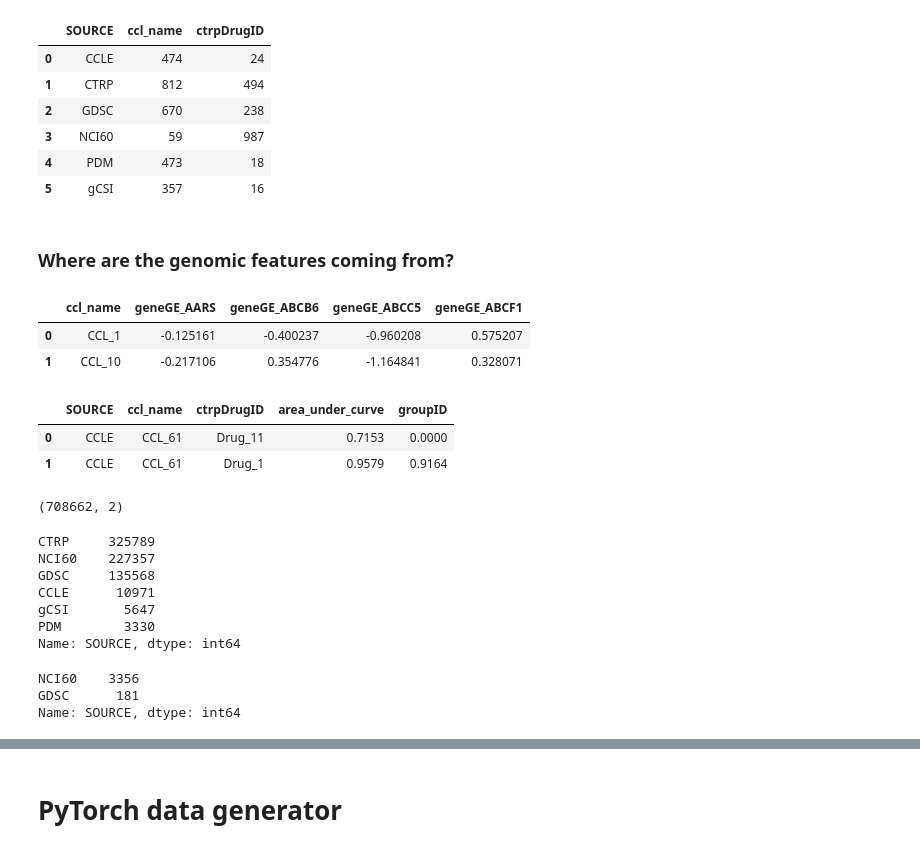
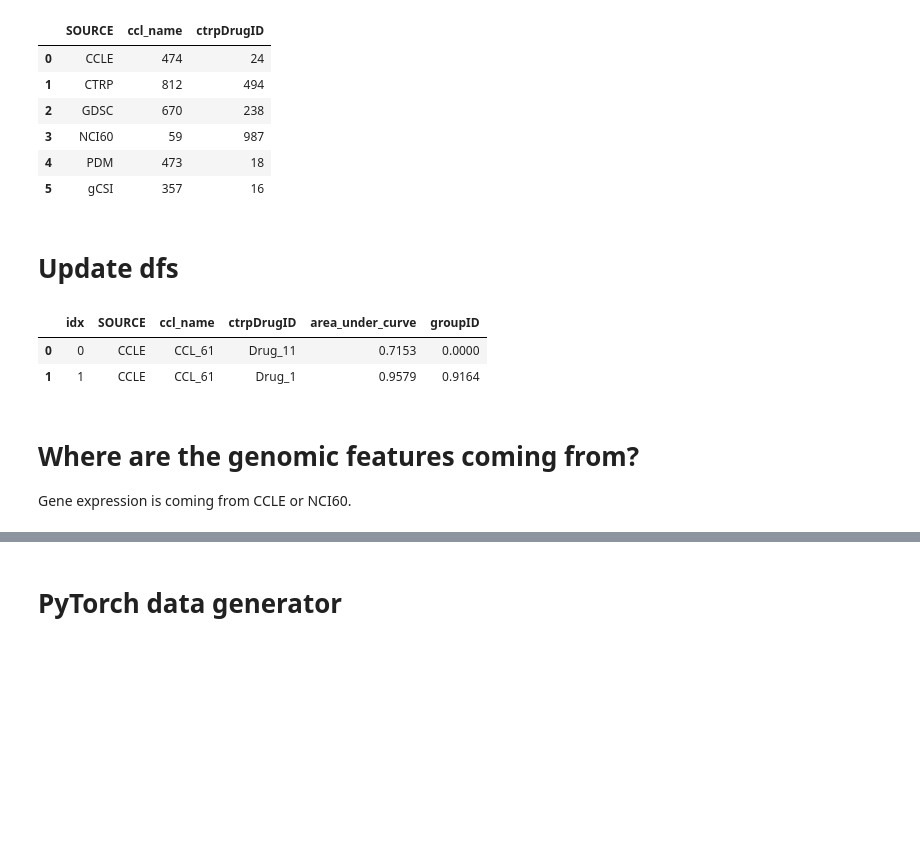
Before and after one commit to adpartin/pilot1, a Jupyter notebook: apps/trns_lrn/data_load_yitan.ipynb, the cells around one changed output, grey strips where cells are left out. Saved outputs shown, nothing was run; the diff lists cells and outputs as text; code cells hidden in the pictures; blank space fills up the shorter version.

```diff
--- a/apps/trns_lrn/data_load_yitan.ipynb
+++ b/apps/trns_lrn/data_load_yitan.ipynb
@@ -75,3 +75,5 @@ res.groupby('SOURCE').agg({'ccl_name': 'nunique', 'ctrpDrugID': 'nunique'}).rese
 | 3 | NCI60 | 59 | 987 |
 | 4 | PDM | 473 | 18 |
 | 5 | gCSI | 357 | 16 |
+# %% [markdown]
+# Update dfs
@@ -78,3 +83,13 @@ res.groupby('SOURCE').agg({'ccl_name': 'nunique', 'ctrpDrugID': 'nunique'}).rese
+# %%
+# Bring in the row index
+res = res.reset_index()
+res = res.rename(columns={'index': 'idx'})
+res[:2]
+# %% [output]
+|  | idx | SOURCE | ccl_name | ctrpDrugID | area_under_curve | groupID |
+| 0 | 0 | CCLE | CCL_61 | Drug_11 | 0.7153 | 0.0000 |
+| 1 | 1 | CCLE | CCL_61 | Drug_1 | 0.9579 | 0.9164 |
 # %% [markdown]
-### Where are the genomic features coming from?
+# Where are the genomic features coming from?
+Gene expression is coming from CCLE or NCI60.
 # %%
@@ -82,31 +100,8 @@ gen_ = genomics.reset_index().rename(columns={'index': 'ccl_name'})
-# %%
-display(gen_.iloc[:2, :5])
-display(res[:2])
-# %% [output]
-|  | ccl_name | geneGE_AARS | geneGE_ABCB6 | geneGE_ABCC5 | geneGE_ABCF1 |
-| 0 | CCL_1 | -0.125161 | -0.400237 | -0.960208 | 0.575207 |
-| 1 | CCL_10 | -0.217106 | 0.354776 | -1.164841 | 0.328071 |
-|  | SOURCE | ccl_name | ctrpDrugID | area_under_curve | groupID |
-| 0 | CCLE | CCL_61 | Drug_11 | 0.7153 | 0.0000 |
-| 1 | CCLE | CCL_61 | Drug_1 | 0.9579 | 0.9164 |
 # %%
-aa = pd.merge(gen_[['ccl_name']], res[['SOURCE', 'ccl_name']], on='ccl_name', how='inner')
-# aa = aa.drop_duplicates().reset_index(drop=True)
-print(aa.shape)
-aa['SOURCE'].value_counts()
+# aa = pd.merge(gen_[['ccl_name']], res[['SOURCE', 'ccl_name']], on='ccl_name', how='inner')
+# # aa = aa.drop_duplicates().reset_index(drop=True)
+# print(aa.shape)
+# print(aa['SOURCE'].value_counts())
+
+# bb = aa[aa['ccl_name']=='CCL_1']['SOURCE'].value_counts()
+# print(bb)
-# %% [output]
-(708662, 2)
-CTRP     325789
-NCI60    227357
-GDSC     135568
-CCLE      10971
-gCSI       5647
-PDM        3330
-Name: SOURCE, dtype: int64
-# %%
-bb = aa[aa['ccl_name']=='CCL_1']['SOURCE'].value_counts()
-bb
-# %% [output]
-NCI60    3356
-GDSC      181
-Name: SOURCE, dtype: int64
```
Also changed, not shown: parts of 43 cells of this notebook, 1 other file.
